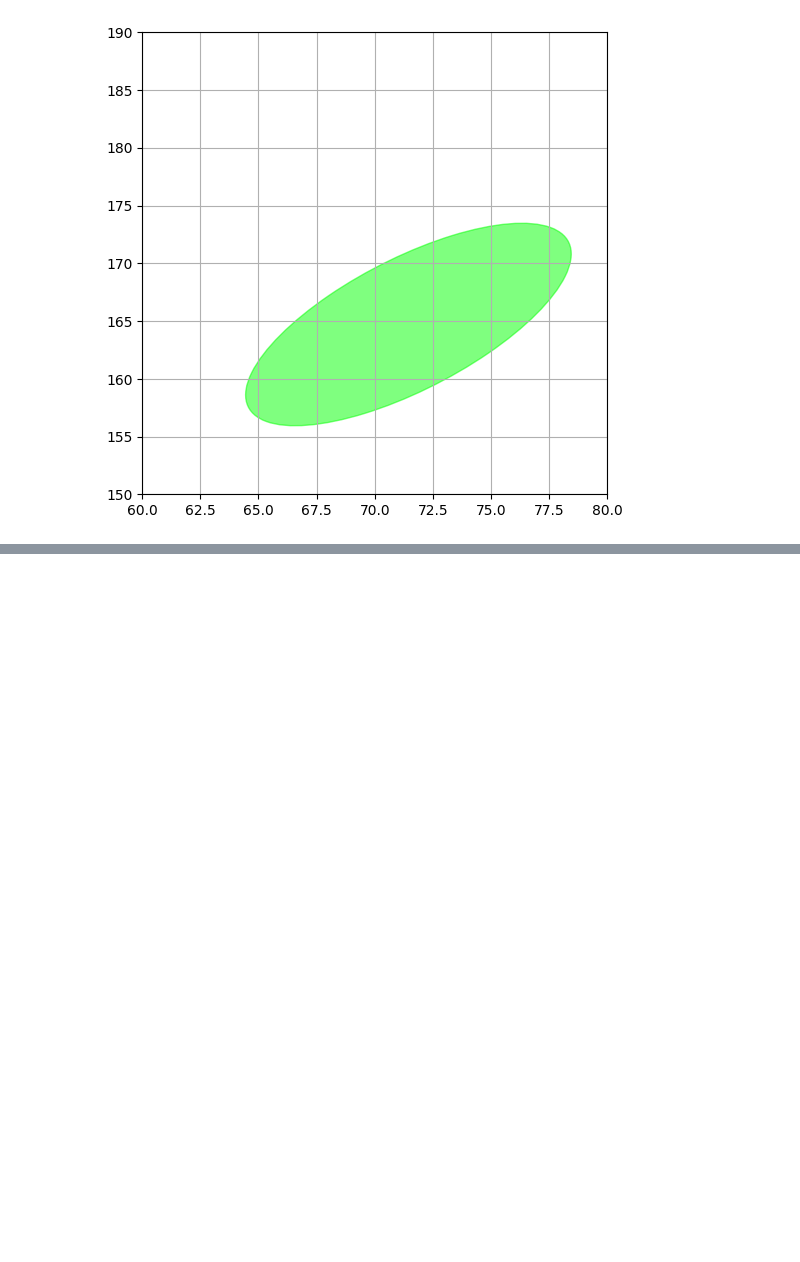
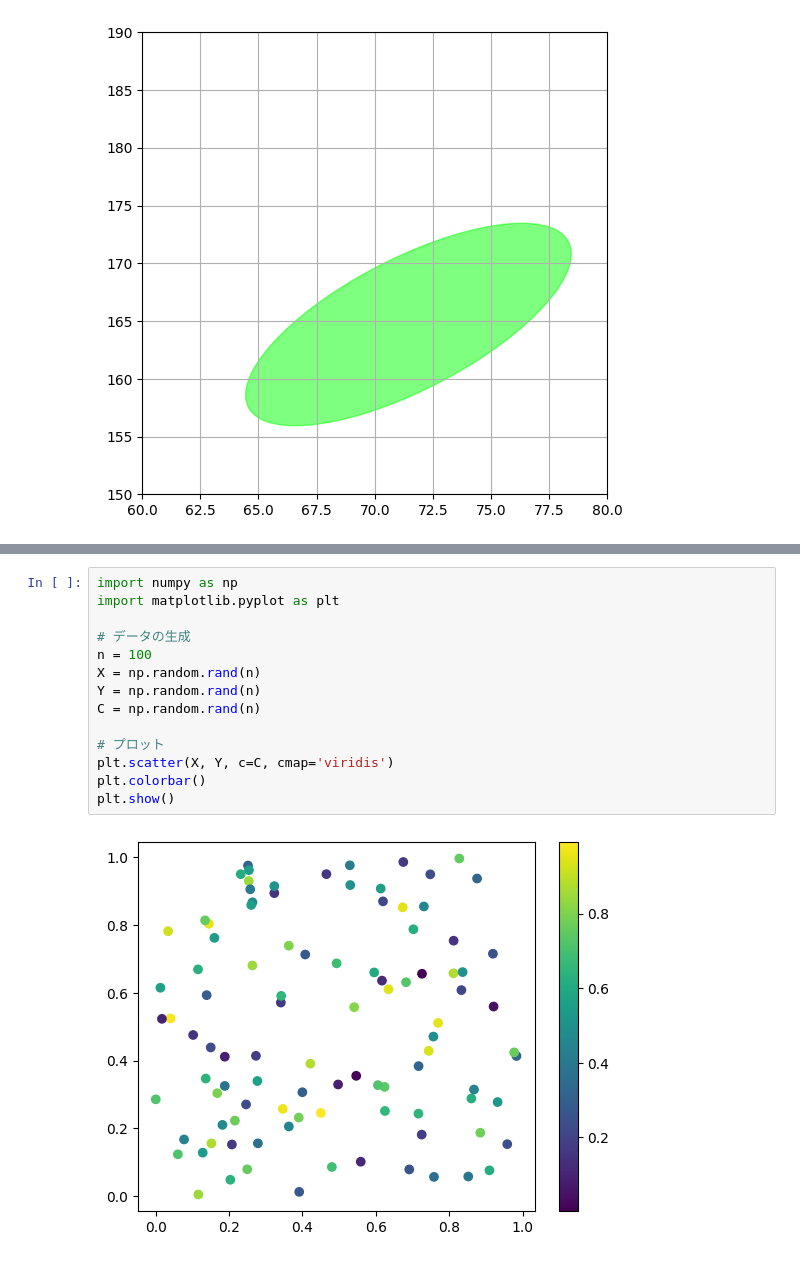
Before and after one commit to KeNtaMiyata/Piotr_FunctionalDataAnalysis, a Jupyter notebook: Untitled.ipynb, the cells around one changed output, grey strips where cells are left out. Saved outputs shown, nothing was run; the diff lists cells and outputs as text; blank space fills up the shorter version.

```diff
--- a/Untitled.ipynb
+++ b/Untitled.ipynb
@@ -30,0 +59,16 @@ plt.show()
+# %%
+import numpy as np
+import matplotlib.pyplot as plt
+
+# データの生成
+n = 100
+X = np.random.rand(n)
+Y = np.random.rand(n)
+C = np.random.rand(n)
+
+# プロット
+plt.scatter(X, Y, c=C, cmap='viridis')
+plt.colorbar()
+plt.show()
+# %% [output]
+[figure, added]
```
Also changed, not shown: parts of 1 cell of this notebook, 34 other files.
